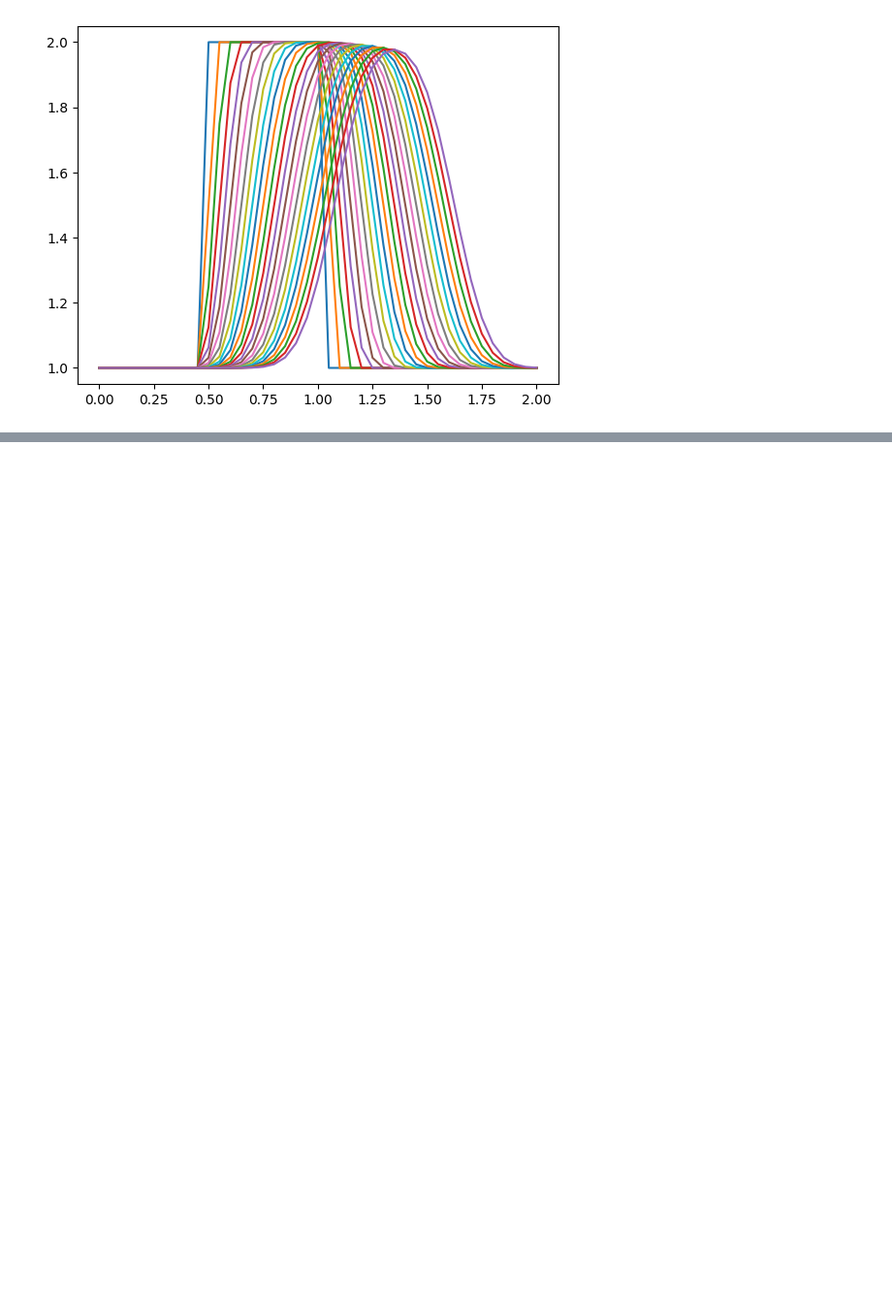
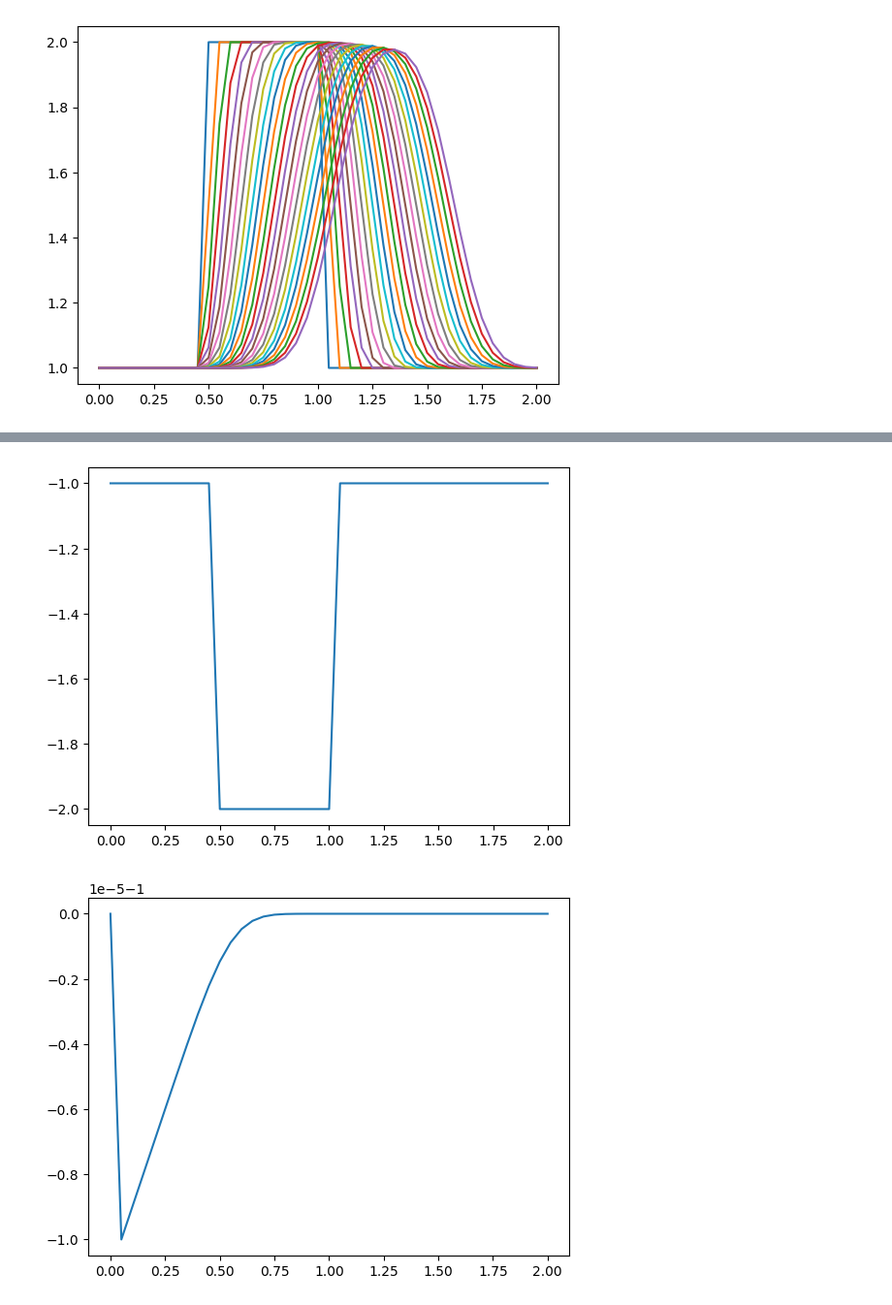
Before and after one commit to albertsun0/CFD-notes, a Jupyter notebook: 1-1d-convection/notes.ipynb, the cells around one changed output, grey strips where cells are left out. Shown at 97% size. Saved outputs shown, nothing was run; the diff lists cells and outputs as text; code cells hidden in the pictures; blank space fills up the shorter version.

```diff
--- a/1-1d-linear-convection/notes.ipynb
+++ b/1-1d-convection/notes.ipynb
@@ -84,0 +157,30 @@ for i in iterations:
+# %%
+u[:]= -1
+u[int(.5 / dx) : int(1 / dx + 1)] = -2  #then set u = 2 between 0.5 and 1 as per our I.C.s
+
+plt.plot(np.linspace(0, 2, nx), u)
+plt.show()
+
+for n in range(nt):  #iterate through time
+    un = u.copy() ##copy the existing values of u into un
+
+    F = lambda c: (max(c/(abs(c)+1e-6), 0), max(-c/(abs(c)+1e-6), 0))
+
+    for i in range(1, nx-1):  ##now we'll iterate through the u array
+        # Coefficients to the east side of the node (i+1)
+        fe1, fe2 = F(u[i])
+        # Coefficients to the west side of the node (i-1)
+        fw1, fw2 = F(u[i])
+        # Differential values on the east side interface
+        ue = un[i] * fe1 + un[i+1] * fe2
+        # Differential values on the wast side interface
+        uw = un[i-1] * fw1 + un[i]* fw2
+        u[i] = un[i] - un[i] * dt / dx * (ue - uw)
+
+        #u[i] = un[i] - un[i] * dt / dx * (un[i] - un[i-1])
+
+plt.plot(np.linspace(0, 2, nx), u) ##Plot the results
+plt.show()
+# %% [output]
+[figure, added]
+[figure, added]
```
Also changed, not shown: parts of 6 cells of this notebook, 1 other file.
